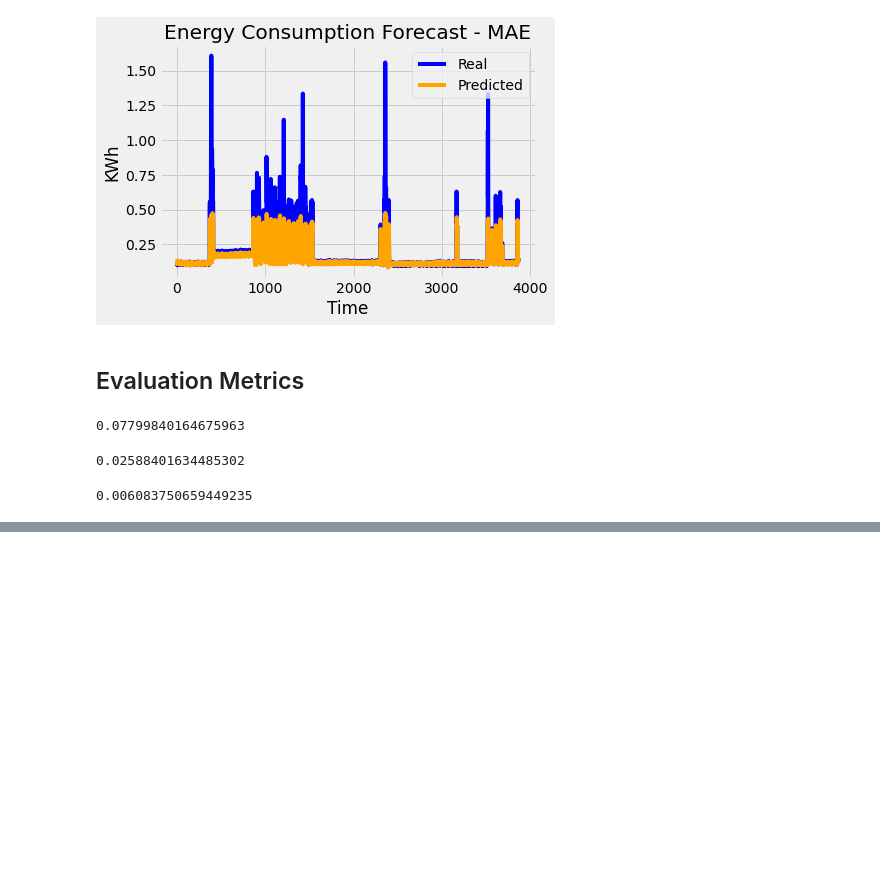
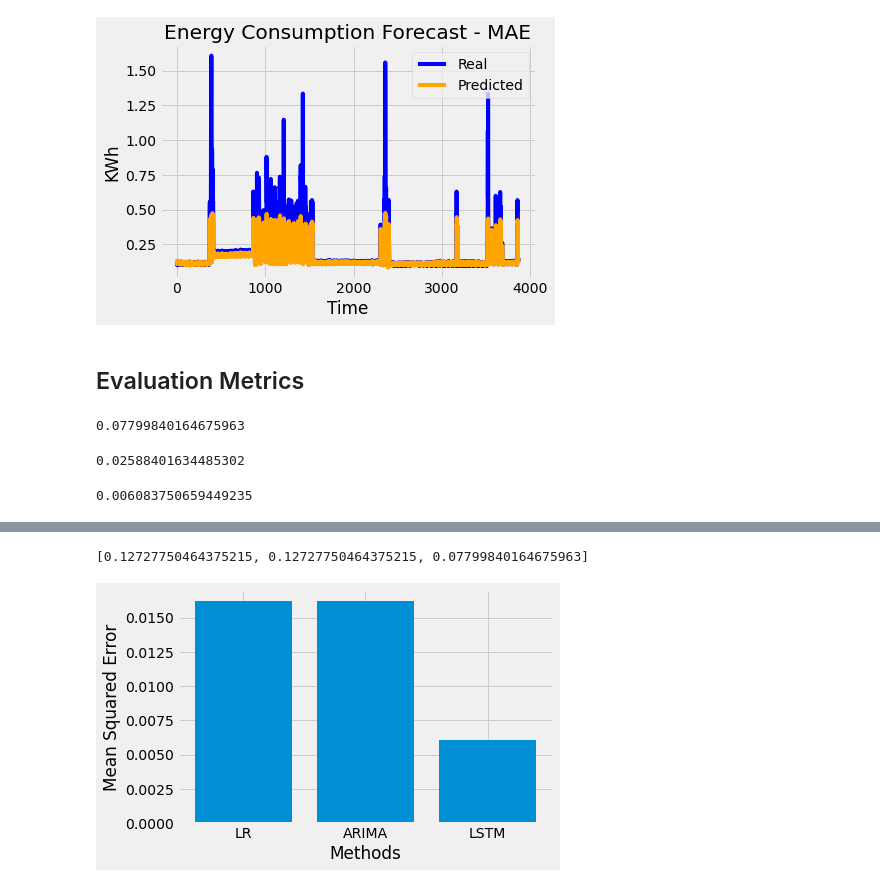
Before and after one commit to Pranav-20186017/dl_power_predict, a Jupyter notebook: energy_consumption_forecast_latest.ipynb, the cells around one changed output, grey strips where cells are left out. Drawn from its saved outputs; the diff is of its cells as text; code cells hidden in the pictures; blank space fills up the shorter version.

```diff
--- a/energy_consumption_forecast_latest.ipynb
+++ b/energy_consumption_forecast_latest.ipynb
@@ -514,0 +534,14 @@ print(mse)
+# %%
+MSE = [0.01619956318834035,0.01619956318834035,0.006083750659449235]
+import math
+RMSE = [math.sqrt(i) for i in MSE]
+RMSE
+# %% [output]
+[0.12727750464375215, 0.12727750464375215, 0.07799840164675963]
+# %%
+plt.bar(Algos,MSE)
+plt.xlabel('Methods')
+plt.ylabel('Mean Squared Error')
+plt.show()
+# %% [output]
+[figure, added]
```
Also changed, not shown: parts of 7 cells of this notebook.
